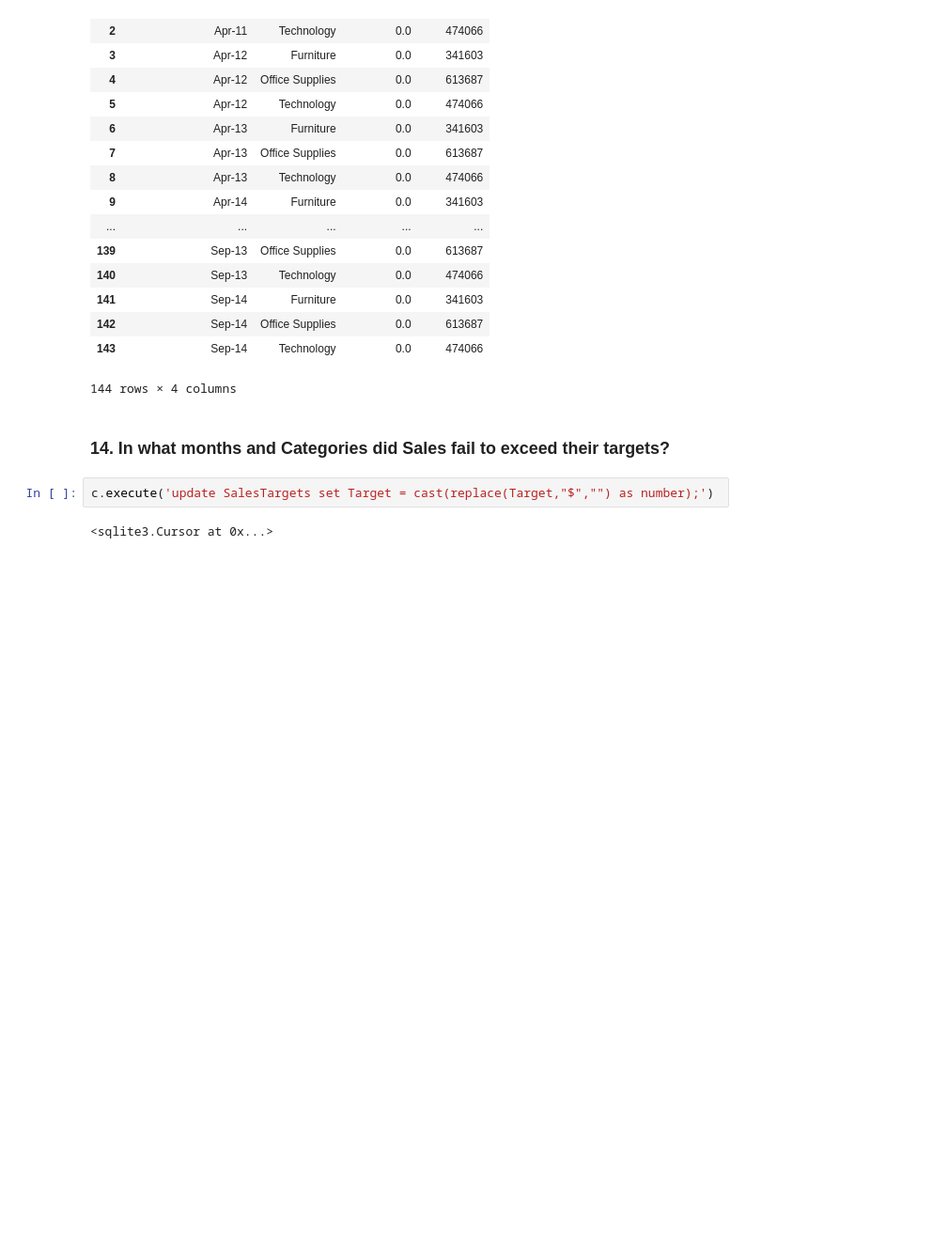
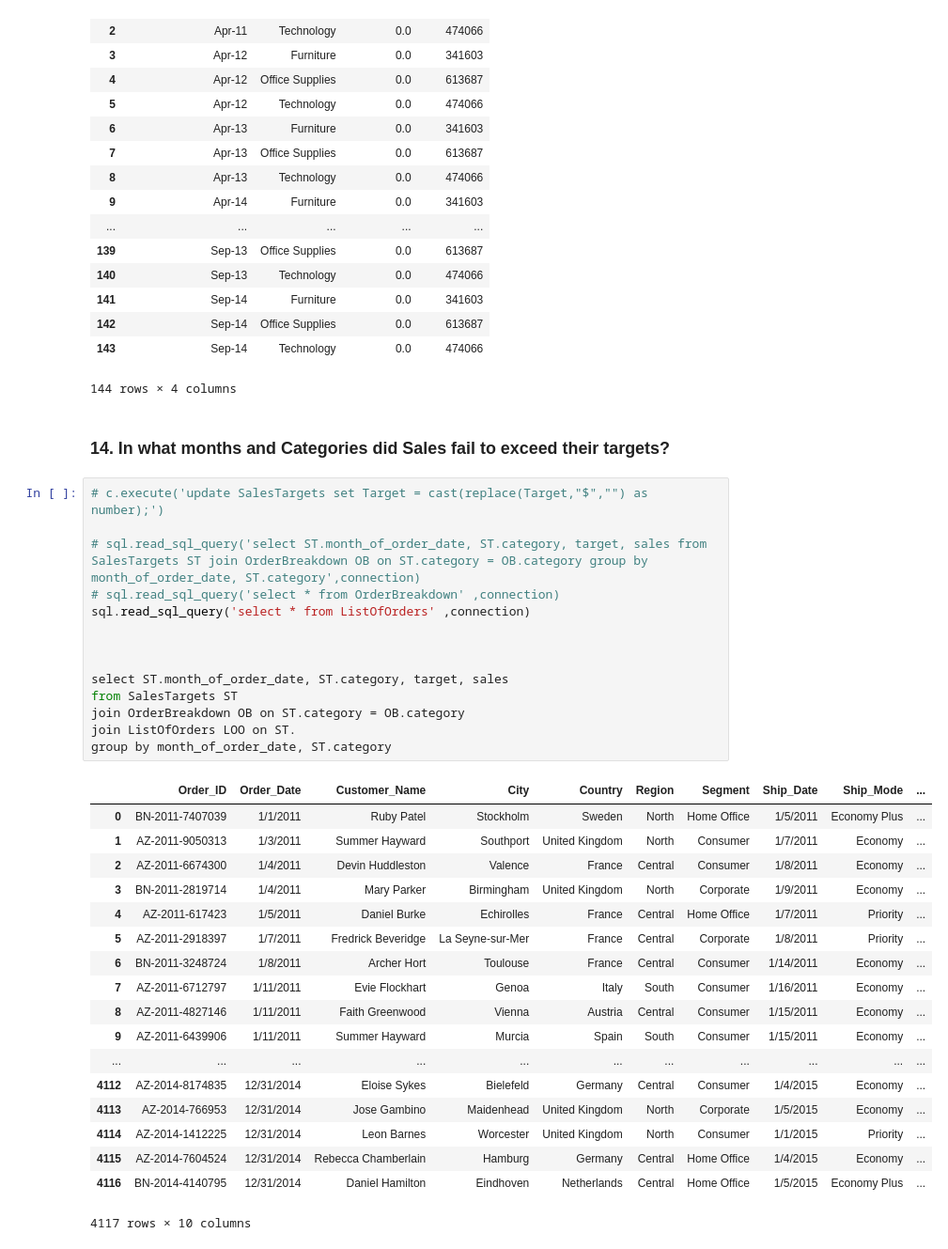
Before and after one commit to matthewbrems/old, a Jupyter notebook: curriculum/05-week/5.04-sql-pandas-lab/lab-jd.ipynb, the cells around one changed output. Shown at 94% size. Cells and saved outputs as stored; diff of their text form; blank space fills up the shorter version.

```diff
--- a/curriculum/05-week/5.04-sql-pandas-lab/lab-jd.ipynb
+++ b/curriculum/05-week/5.04-sql-pandas-lab/lab-jd.ipynb
@@ -329,7 +346,36 @@ sql.read_sql_query('select Month_of_order_date, st.category,sum(target), sum(sal
 144 rows × 4 columns
 # %% [markdown]
 ### 14. In what months and Categories did Sales fail to exceed their targets?
-# %%
-c.execute('update SalesTargets set Target = cast(replace(Target,"$","") as number);')
-# %% [output]
-<sqlite3.Cursor at 0x...>
+# %%
+# c.execute('update SalesTargets set Target = cast(replace(Target,"$","") as number);')
+
+# sql.read_sql_query('select ST.month_of_order_date, ST.category, target, sales from SalesTargets ST join OrderBreakdown OB on ST.category = OB.category group by month_of_order_date, ST.category',connection)
+# sql.read_sql_query('select * from OrderBreakdown' ,connection)
+sql.read_sql_query('select * from ListOfOrders' ,connection)
+
+
+
+select ST.month_of_order_date, ST.category, target, sales
+from SalesTargets ST
+join OrderBreakdown OB on ST.category = OB.category
+join ListOfOrders LOO on ST.
+group by month_of_order_date, ST.category
+# %% [output]
+|  | Order_ID | Order_Date | Customer_Name | City | Country | Region | Segment | Ship_Date | Ship_Mode | ... |
+| 0 | BN-2011-7407039 | 1/1/2011 | Ruby Patel | Stockholm | Sweden | North | Home Office | 1/5/2011 | Economy Plus | ... |
+| 1 | AZ-2011-9050313 | 1/3/2011 | Summer Hayward | Southport | United Kingdom | North | Consumer | 1/7/2011 | Economy | ... |
+| 2 | AZ-2011-6674300 | 1/4/2011 | Devin Huddleston | Valence | France | Central | Consumer | 1/8/2011 | Economy | ... |
+| 3 | BN-2011-2819714 | 1/4/2011 | Mary Parker | Birmingham | United Kingdom | North | Corporate | 1/9/2011 | Economy | ... |
+| 4 | AZ-2011-617423 | 1/5/2011 | Daniel Burke | Echirolles | France | Central | Home Office | 1/7/2011 | Priority | ... |
+| 5 | AZ-2011-2918397 | 1/7/2011 | Fredrick Beveridge | La Seyne-sur-Mer | France | Central | Corporate | 1/8/2011 | Priority | ... |
+| 6 | BN-2011-3248724 | 1/8/2011 | Archer Hort | Toulouse | France | Central | Consumer | 1/14/2011 | Economy | ... |
+| 7 | AZ-2011-6712797 | 1/11/2011 | Evie Flockhart | Genoa | Italy | South | Consumer | 1/16/2011 | Economy | ... |
+| 8 | AZ-2011-4827146 | 1/11/2011 | Faith Greenwood | Vienna | Austria | Central | Consumer | 1/15/2011 | Economy | ... |
+| 9 | AZ-2011-6439906 | 1/11/2011 | Summer Hayward | Murcia | Spain | South | Consumer | 1/15/2011 | Economy | ... |
+| ... | ... | ... | ... | ... | ... | ... | ... | ... | ... | ... |
+| 4112 | AZ-2014-8174835 | 12/31/2014 | Eloise Sykes | Bielefeld | Germany | Central | Consumer | 1/4/2015 | Economy | ... |
+| 4113 | AZ-2014-766953 | 12/31/2014 | Jose Gambino | Maidenhead | United Kingdom | North | Corporate | 1/5/2015 | Economy | ... |
+| 4114 | AZ-2014-1412225 | 12/31/2014 | Leon Barnes | Worcester | United Kingdom | North | Consumer | 1/1/2015 | Priority | ... |
+| 4115 | AZ-2014-7604524 | 12/31/2014 | Rebecca Chamberlain | Hamburg | Germany | Central | Home Office | 1/4/2015 | Economy | ... |
+| 4116 | BN-2014-4140795 | 12/31/2014 | Daniel Hamilton | Eindhoven | Netherlands | Central | Home Office | 1/5/2015 | Economy Plus | ... |
+4117 rows × 10 columns
```
Also changed, not shown: parts of 5 cells of this notebook, 4 other files.
